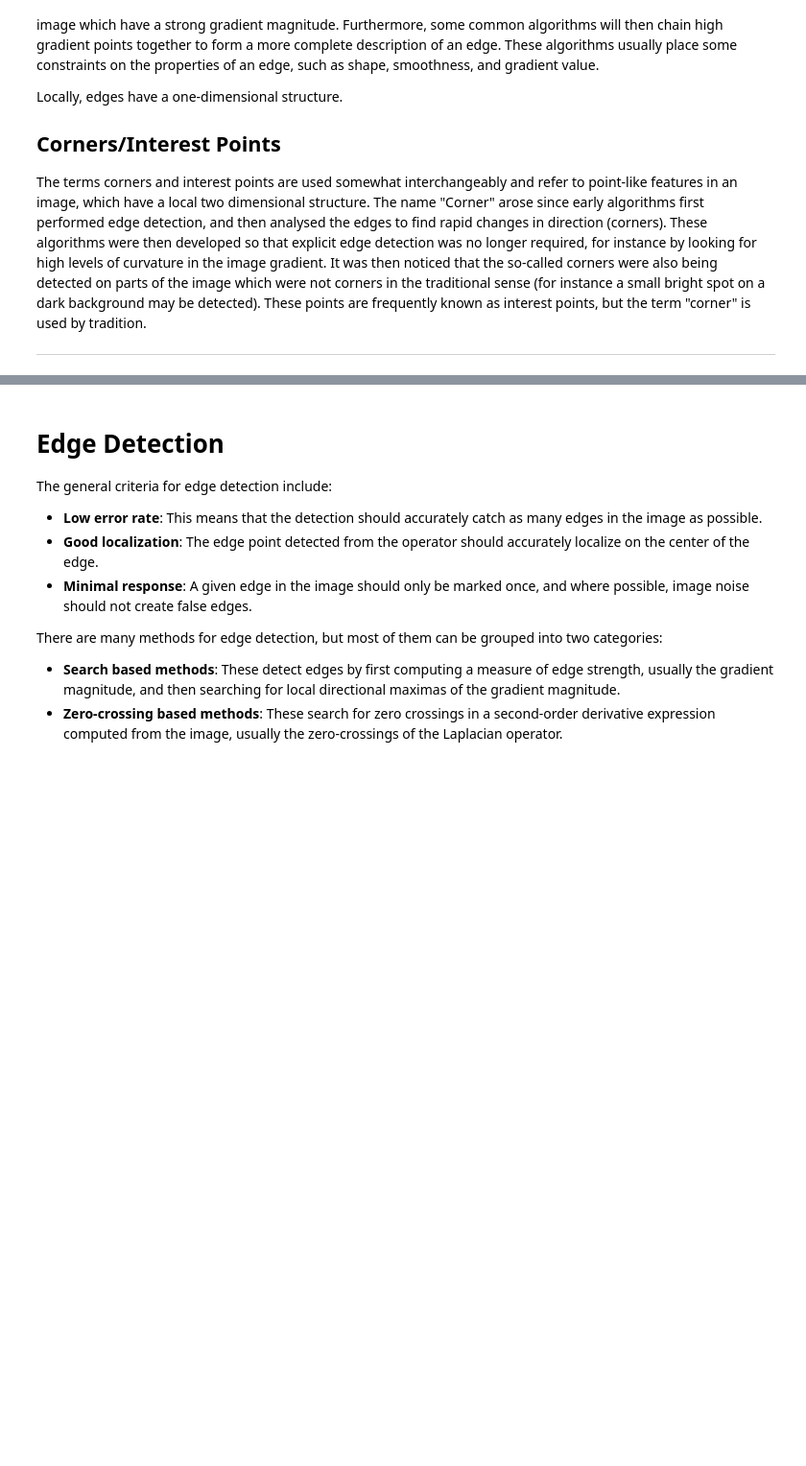
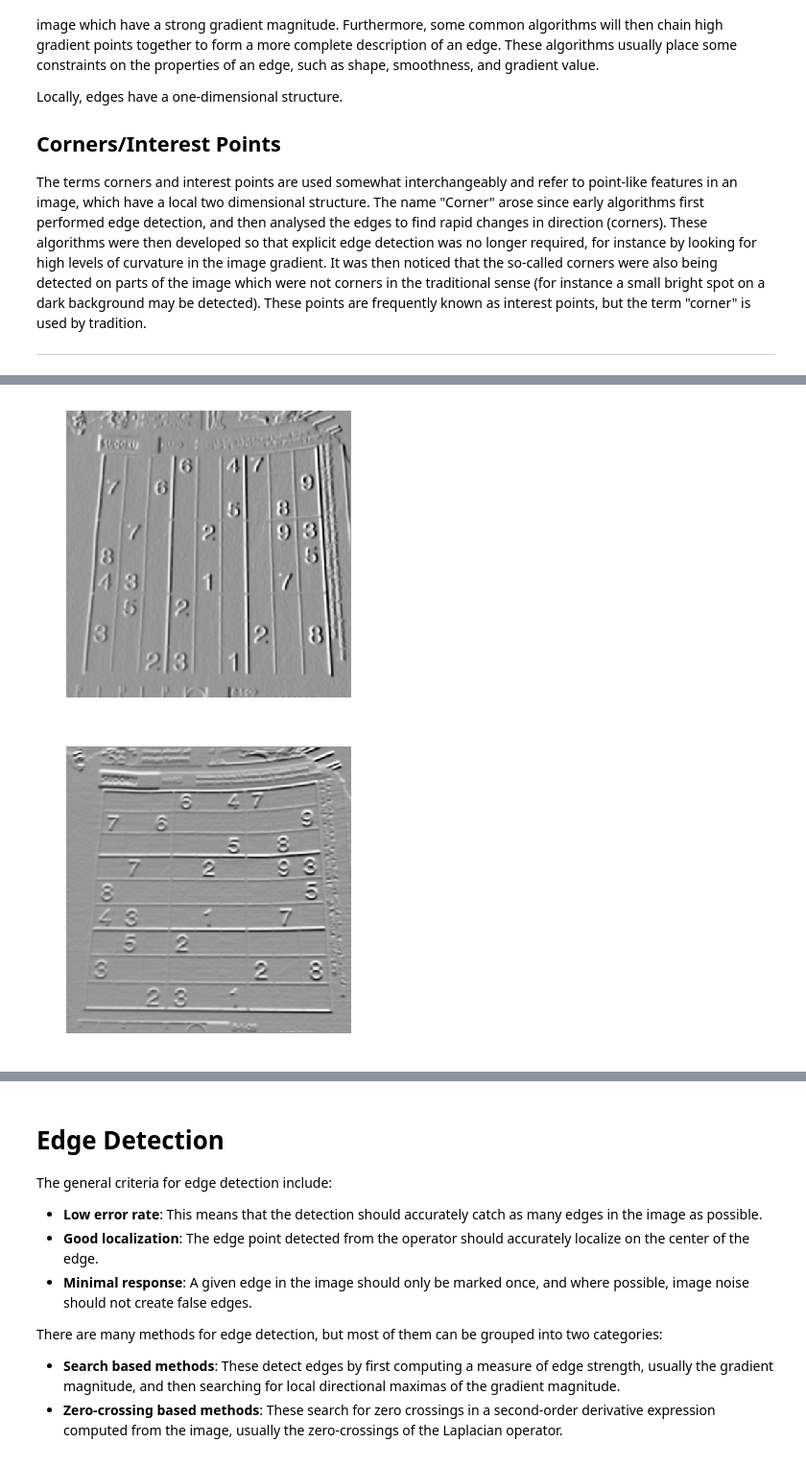
Before and after one commit to iitmcvg/Content, a Jupyter notebook: Sessions/Summer_School_2018/Session_3/CVIG_Summer_School_2018_Notes_Session_3.ipynb, the cells around one changed output, grey strips where cells are left out. Shown at 96% size. Drawn from its saved outputs; the diff is of its cells as text; code cells hidden in the pictures; blank space fills up the shorter version.

```diff
--- a/Sessions/Summer_School_2018/Session_3/CVIG_Summer_School_2018_Notes_Session_3.ipynb
+++ b/Sessions/Summer_School_2018/Session_3/CVIG_Summer_School_2018_Notes_Session_3.ipynb
@@ -134,15 +134,23 @@ output image depth; the following combinations of ddepth are supported:
 # %%
 import cv2
 import matplotlib.pyplot as plt
 
 img = cv2.imread('sudoku.jpg')
-sobelx = cv2.Sobel(img,cv2.CV_64F,1,0,ksize=3)
-sobely = cv2.Sobel(img,cv2.CV_64F,0,1,ksize=3)
+img = cv2.cvtColor(img, cv2.COLOR_BGR2GRAY)
+img = cv2.GaussianBlur(img, (5, 5), 0)
+sobelx = cv2.Sobel(img,cv2.CV_64F,1,0,ksize=5)
+sobely = cv2.Sobel(img,cv2.CV_64F,0,1,ksize=5)
 
-cv2.imshow('Sobel Horizontal',sobelx)
-cv2.imshow('Sobel Vertical',sobely)
-cv2.waitKey(0)
-cv2.destroyAllWindows()
+plt.axis("off")
+plt.imshow(sobelx)
+plt.show()
+
+plt.axis("off")
+plt.imshow(sobely)
+plt.show()
+# %% [output]
+[figure, added]
+[figure, added]
 # %% [markdown]
 # Scharr
 
```
Also changed, not shown: parts of 16 cells of this notebook, 2 other files.
